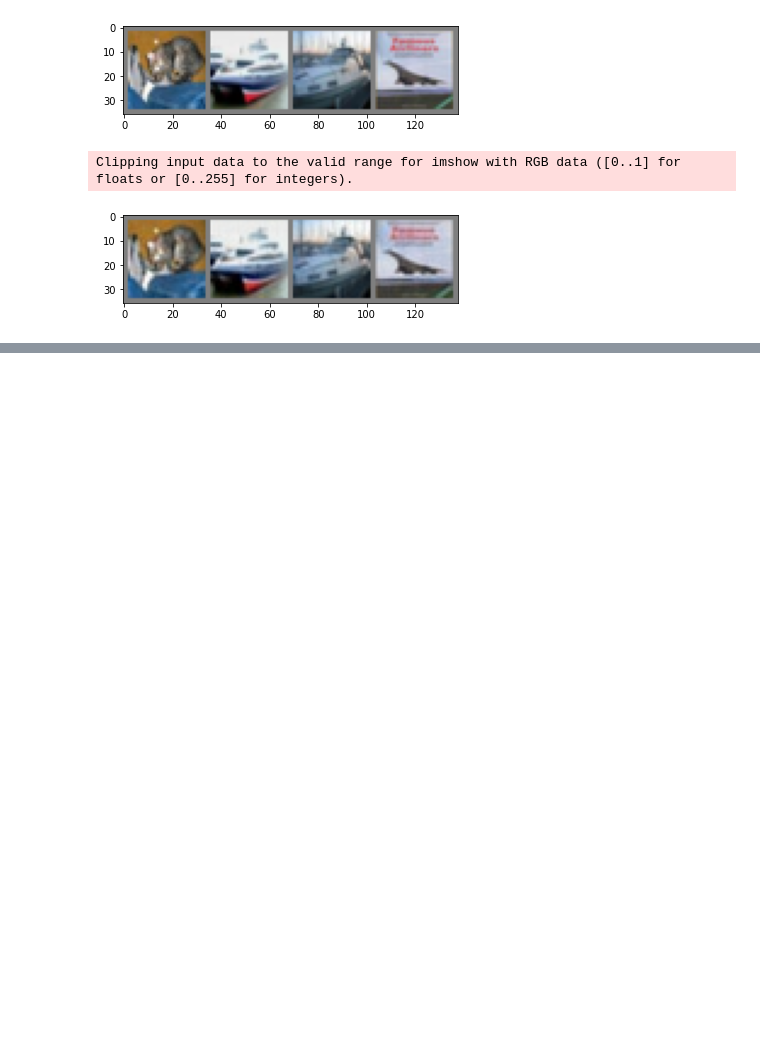
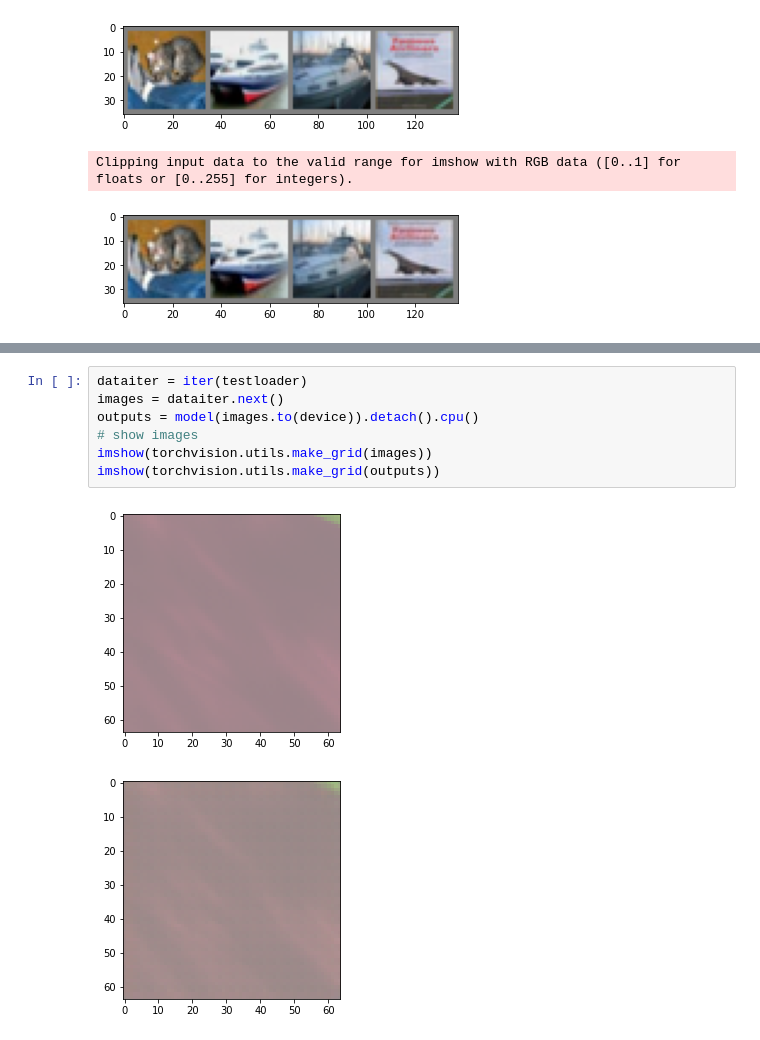
Before and after one commit to djbradyAtOpticalSciencesArizona/multiframeEstimation, a Jupyter notebook: TrainingDataForDemosaicking.ipynb, the cells around one changed output, grey strips where cells are left out. Cells and saved outputs as stored; diff of their text form; blank space fills up the shorter version.

```diff
--- a/TrainingDataForDemosaicking.ipynb
+++ b/TrainingDataForDemosaicking.ipynb
@@ -390,0 +523,10 @@ Clipping input data to the valid range for imshow with RGB data ([0..1] for floa
+# %%
+dataiter = iter(testloader)
+images = dataiter.next()
+outputs = model(images.to(device)).detach().cpu()
+# show images
+imshow(torchvision.utils.make_grid(images))
+imshow(torchvision.utils.make_grid(outputs))
+# %% [output]
+[figure, added]
+[figure, added]
```
Also changed, not shown: parts of 19 cells of this notebook.
